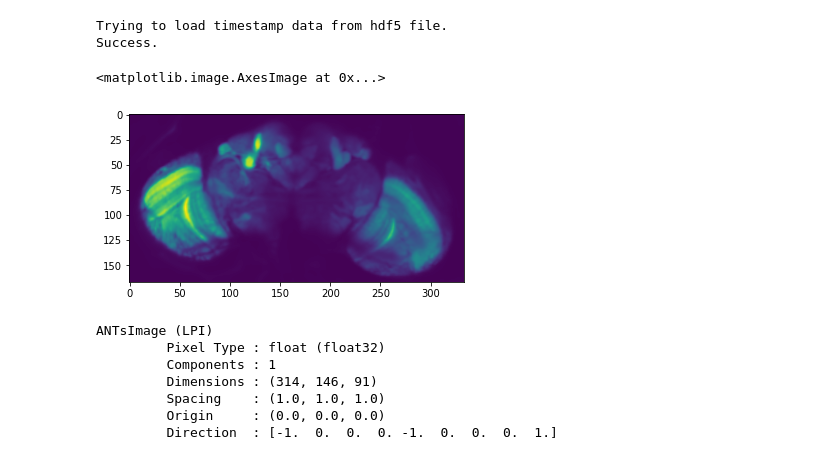
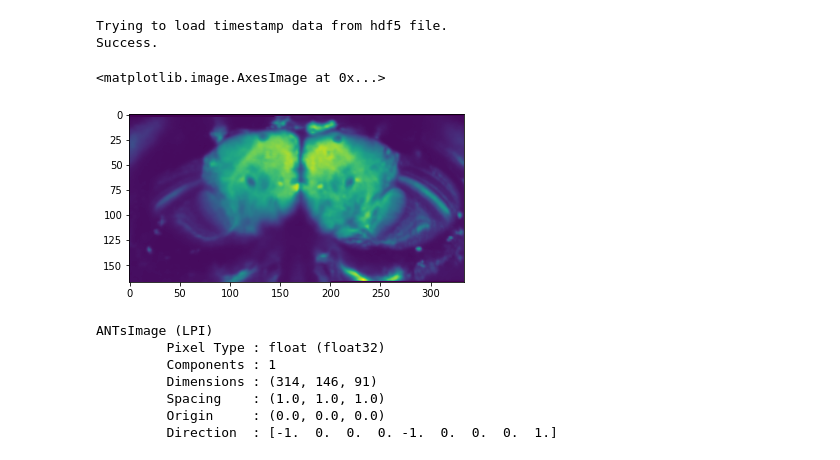
Before and after one commit to ClandininLab/brainsss, a Jupyter notebook: yandan & ilana/20230727+-+voxel+behavior+neural+correlations.ipynb, the cells around one changed output. Drawn from its saved outputs; the diff is of its cells as text; code cells hidden in the pictures.

```diff
--- a/yandan & ilana/20230727+-+voxel+behavior+neural+correlations.ipynb
+++ b/yandan & ilana/20230727+-+voxel+behavior+neural+correlations.ipynb
@@ -557,10 +642,10 @@ Success.
 warp_dir = os.path.join(func_path, 'warp')
 f2a = ants.image_read(os.path.join(warp_dir, 'func-to-anat.nii'))
 # %%
-plt.imshow(f2a[:,:,70].T)
+plt.imshow(f2a[:,:,50].T)
 # %% [output]
 <matplotlib.image.AxesImage at 0x...>
-[figure, old version]
+[figure, new version]
 # %%
 a2a = ants.image_read(os.path.join(warp_dir, 'anat-to-meanbrain.nii'))
 # %%
```
Also changed, not shown: parts of 45 cells of this notebook, 4 other files.
